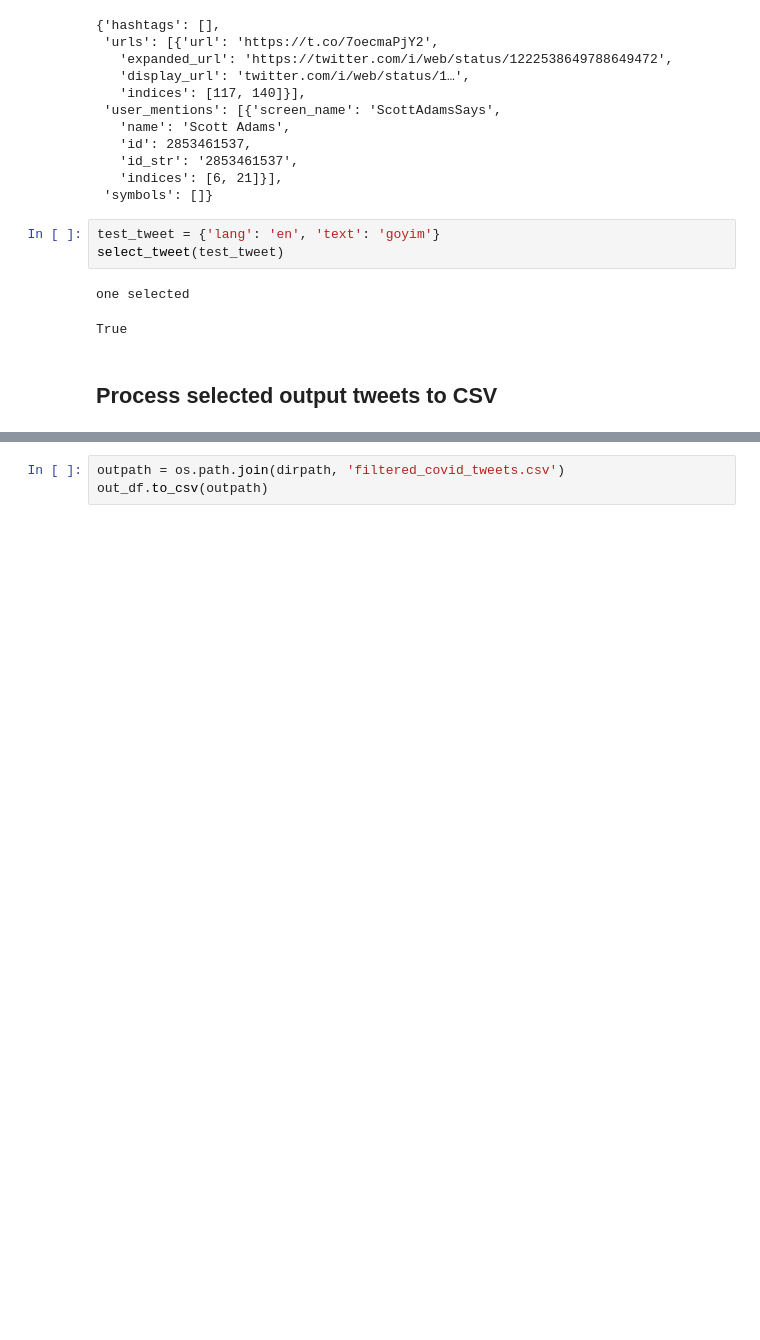
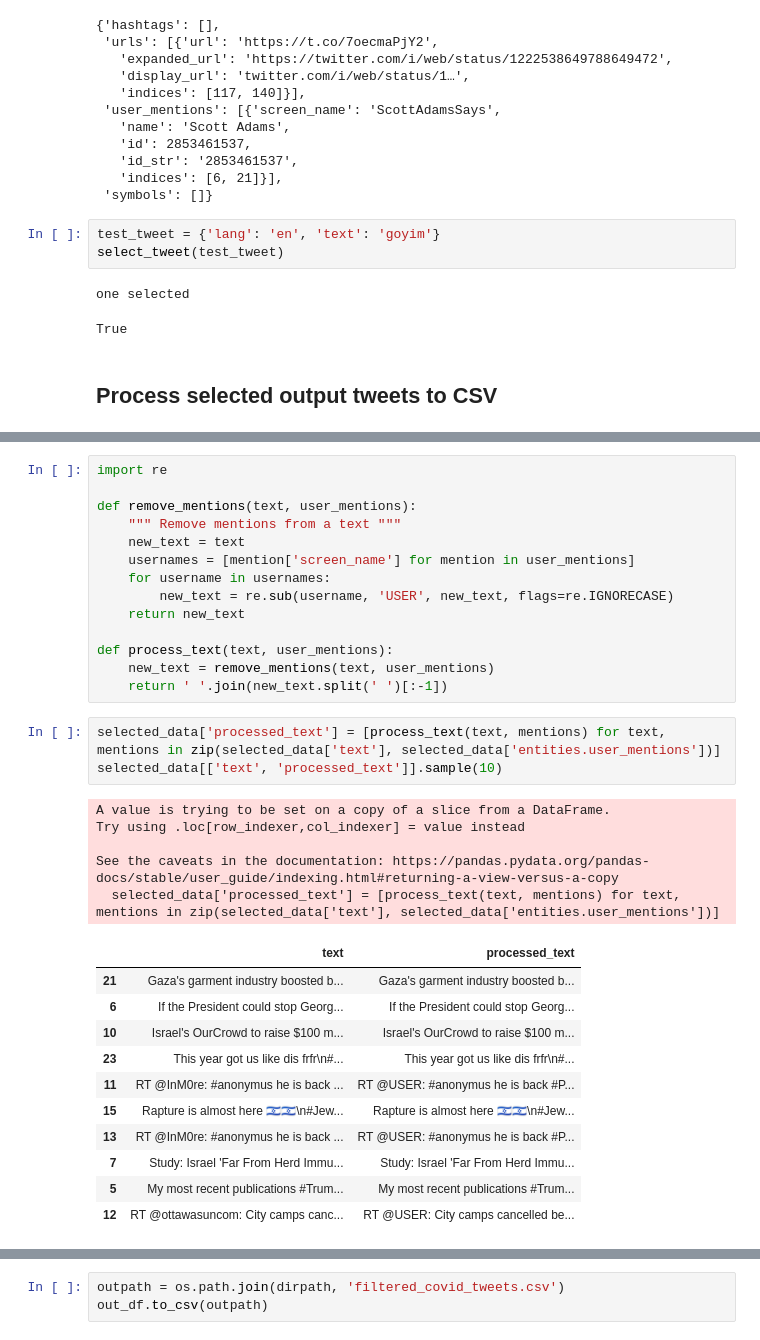
Before and after one commit to michaelmilleryoder/adl_covid, a Jupyter notebook: jupyter/twitter_data.ipynb, the cells around one changed output, grey strips where cells are left out. Cells and saved outputs as stored; diff of their text form; blank space fills up the shorter version.

```diff
--- a/jupyter/twitter_data.ipynb
+++ b/jupyter/twitter_data.ipynb
@@ -162,0 +263,34 @@ out_df.shape
+# %%
+import re
+
+def remove_mentions(text, user_mentions):
+    """ Remove mentions from a text """
+    new_text = text
+    usernames = [mention['screen_name'] for mention in user_mentions]
+    for username in usernames:
+        new_text = re.sub(username, 'USER', new_text, flags=re.IGNORECASE)
+    return new_text
+
+def process_text(text, user_mentions):
+    new_text = remove_mentions(text, user_mentions)
+    return ' '.join(new_text.split(' ')[:-1])
+# %%
+selected_data['processed_text'] = [process_text(text, mentions) for text, mentions in zip(selected_data['text'], selected_data['entities.user_mentions'])]
+selected_data[['text', 'processed_text']].sample(10)
+# %% [output]
+A value is trying to be set on a copy of a slice from a DataFrame.
+Try using .loc[row_indexer,col_indexer] = value instead
+
+See the caveats in the documentation: https://pandas.pydata.org/pandas-docs/stable/user_guide/indexing.html#returning-a-view-versus-a-copy
+  selected_data['processed_text'] = [process_text(text, mentions) for text, mentions in zip(selected_data['text'], selected_data['entities.user_mentions'])]
+|  | text | processed_text |
+| 21 | Gaza's garment industry boosted b... | Gaza's garment industry boosted b... |
+| 6 | If the President could stop Georg... | If the President could stop Georg... |
+| 10 | Israel's OurCrowd to raise $100 m... | Israel's OurCrowd to raise $100 m... |
+| 23 | This year got us like dis frfr\n#... | This year got us like dis frfr\n#... |
+| 11 | RT @InM0re: #anonymus he is back ... | RT @USER: #anonymus he is back #P... |
+| 15 | Rapture is almost here 🇮🇱🇮🇱\n#Jew... | Rapture is almost here 🇮🇱🇮🇱\n#Jew... |
+| 13 | RT @InM0re: #anonymus he is back ... | RT @USER: #anonymus he is back #P... |
+| 7 | Study: Israel 'Far From Herd Immu... | Study: Israel 'Far From Herd Immu... |
+| 5 | My most recent publications #Trum... | My most recent publications #Trum... |
+| 12 | RT @ottawasuncom: City camps canc... | RT @USER: City camps cancelled be... |
```
Also changed, not shown: parts of 11 cells of this notebook, 1 other file.
